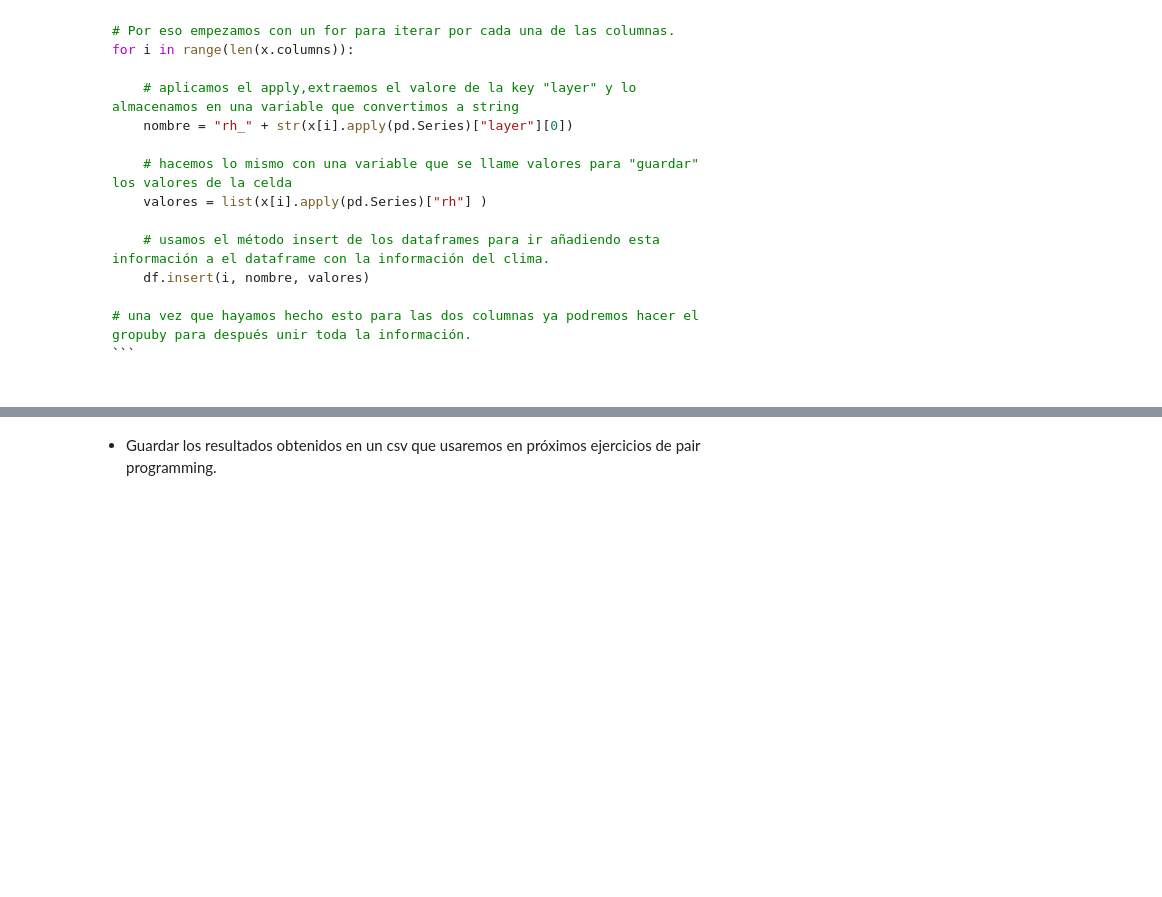
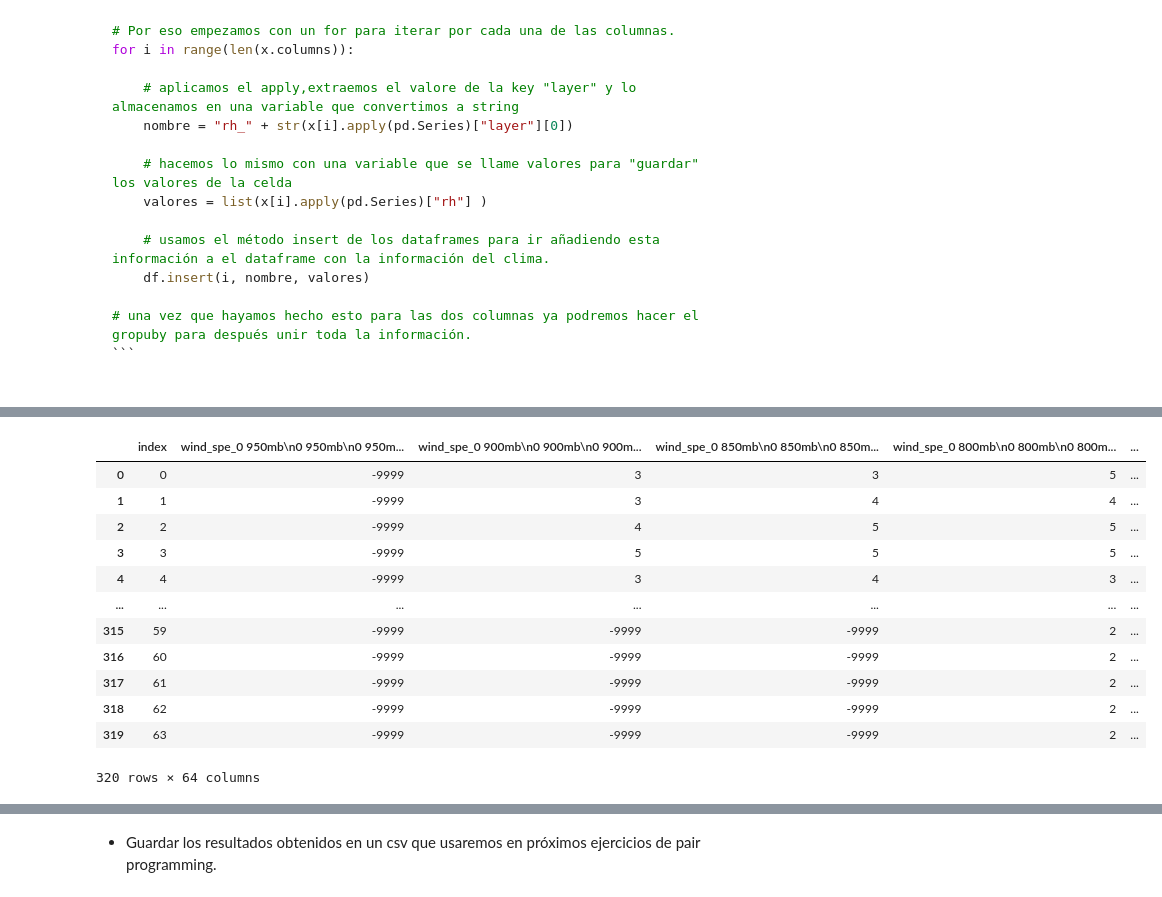
Before and after one commit to Adalab/DA-promoc-modulo2-sprint2-anaysonia, a Jupyter notebook: etl/pp-anaysonia-etl2.ipynb, the cells around one changed output, grey strips where cells are left out. Saved outputs shown, nothing was run; the diff lists cells and outputs as text; code cells hidden in the pictures; blank space fills up the shorter version.

````diff
--- a/etl/pp-anaysonia-etl2.ipynb
+++ b/etl/pp-anaysonia-etl2.ipynb
@@ -21,0 +94,3 @@ El objetivo de la sesión de hoy será juntar en un único csv la información d
+# %%
+df_wind=df_clima['wind_profile'].apply(pd.Series)
+df_wind.head(3)
@@ -73,3 +153,16 @@ for i in range(len(x.columns)):
 
 # una vez que hayamos hecho esto para las dos columnas ya podremos hacer el gropuby para después unir toda la información.
 ```
+# %%
+#Separamos la columna rh_profile:
+# Hacemos un for para iterar por cada una de las columnas.
+for i in range(len(df_rh.columns)):
+
+    # aplicamos el apply,extraemos el valores de la key "layer" y lo almacenamos en una variable que convertimos a string
+    nombre = "rh_" + str(df_rh[i].apply(pd.Series)["layer"][0])
+
+    # hacemos lo mismo con una variable que se llame valores para "guardar" los valores de la celda
+    valores = list(df_rh[i].apply(pd.Series)["rh"] )
+
+    # usamos el método insert de los dataframes para ir añadiendo esta información a el dataframe con la información del clima.
+    df_clima.insert(i, nombre, valores)
@@ -75,0 +212,19 @@ for i in range(len(x.columns)):
+# %%
+#Separamos la columna wind_profile:
+# Empezamos con un for para iterar por cada una de las columnas.
+for i in range(len(df_wind.columns)):
+
+    # aplicamos el apply,extraemos el valores de la key "layer" y lo almacenamos en una variable que convertimos a string
+    nombre = "wind_dir_" + str(df_wind[i].apply(pd.Series)["layer"][0])
+    nombre2 = "wind_spe_" + str(df_wind[i].apply(pd.Series)["layer"][0])
+
+    # hacemos lo mismo con una variable que se llame valores para "guardar" los valores de la celda
+    direccion = list(df_wind[i].apply(pd.Series)["direction"])
+
+    velocidad= list(df_wind[i].apply(pd.Series)["speed"])
+
+    # usamos el método insert de los dataframes para ir añadiendo esta información a el dataframe con la información del clima.
+    df_clima.insert(i, nombre, direccion)
+    df_clima.insert(i, nombre2, velocidad)
+# %%
+df_clima=df_clima.reset_index()
@@ -75,0 +261,17 @@ for i in range(len(x.columns)):
+# %%
+df_clima2=df_clima.drop(['rh_profile','wind_profile'],inplace=False,axis=1)
+df_clima2
+# %% [output]
+|  | index | wind_spe_0 950mb\n0 950mb\n0 950m... | wind_spe_0 900mb\n0 900mb\n0 900m... | wind_spe_0 850mb\n0 850mb\n0 850m... | wind_spe_0 800mb\n0 800mb\n0 800m... | ... |
+| 0 | 0 | -9999 | 3 | 3 | 5 | ... |
+| 1 | 1 | -9999 | 3 | 4 | 4 | ... |
+| 2 | 2 | -9999 | 4 | 5 | 5 | ... |
+| 3 | 3 | -9999 | 5 | 5 | 5 | ... |
+| 4 | 4 | -9999 | 3 | 4 | 3 | ... |
+| ... | ... | ... | ... | ... | ... | ... |
+| 315 | 59 | -9999 | -9999 | -9999 | 2 | ... |
+| 316 | 60 | -9999 | -9999 | -9999 | 2 | ... |
+| 317 | 61 | -9999 | -9999 | -9999 | 2 | ... |
+| 318 | 62 | -9999 | -9999 | -9999 | 2 | ... |
+| 319 | 63 | -9999 | -9999 | -9999 | 2 | ... |
+320 rows × 64 columns
````
Also changed, not shown: parts of 29 cells of this notebook, 1 other file.
